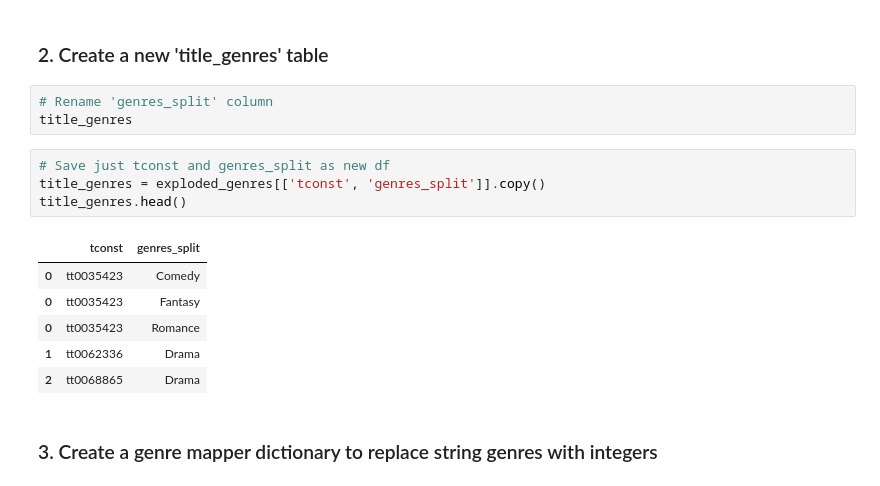
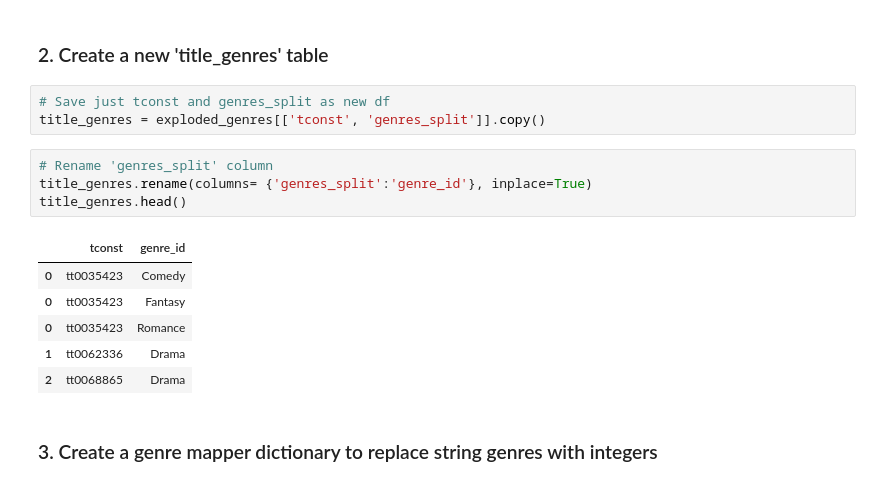
Before and after one commit to Jalicia-Harris/Box-Office-Predictions, a Jupyter notebook: IMDB Stackholder Database.ipynb, the cells around one changed output. Saved outputs shown, nothing was run; the diff lists cells and outputs as text.

```diff
--- a/IMDB Stackholder Database.ipynb
+++ b/IMDB Stackholder Database.ipynb
@@ -153,20 +153,20 @@ exploded_genres
 unique_genres = sorted(exploded_genres['genres_split'].unique())
 # %% [markdown]
 ### 2. Create a new 'title_genres' table
-# %%
-# Rename 'genres_split' column
-title_genres
 # %%
 # Save just tconst and genres_split as new df
 title_genres = exploded_genres[['tconst', 'genres_split']].copy()
-title_genres.head()
-# %% [output]
-|  | tconst | genres_split |
-| 0 | tt0035423 | Comedy |
-| 0 | tt0035423 | Fantasy |
-| 0 | tt0035423 | Romance |
-| 1 | tt0062336 | Drama |
-| 2 | tt0068865 | Drama |
+# %%
+# Rename 'genres_split' column
+title_genres.rename(columns= {'genres_split':'genre_id'}, inplace=True)
+title_genres.head()
+# %% [output]
+|  | tconst | genre_id |
+| 0 | tt0035423 | Comedy |
+| 0 | tt0035423 | Fantasy |
+| 0 | tt0035423 | Romance |
+| 1 | tt0062336 | Drama |
+| 2 | tt0068865 | Drama |
 # %% [markdown]
 ### 3. Create a genre mapper dictionary to replace string genres with integers
 # %%
```
Also changed, not shown: parts of 5 cells of this notebook.
